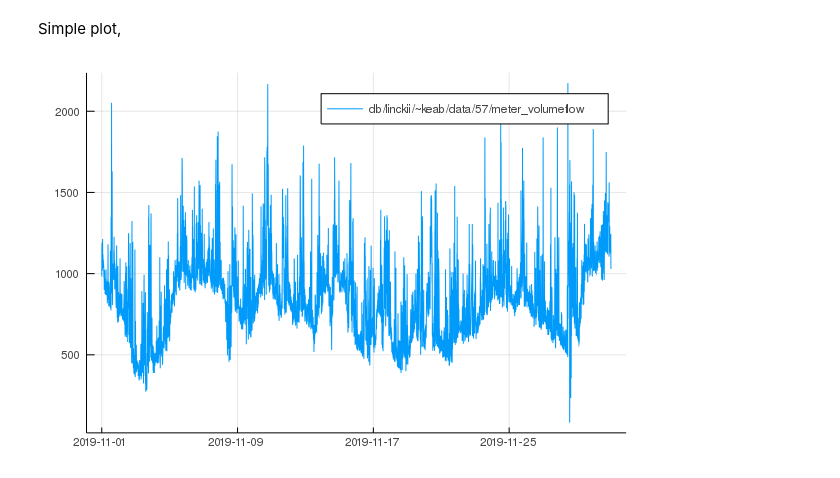
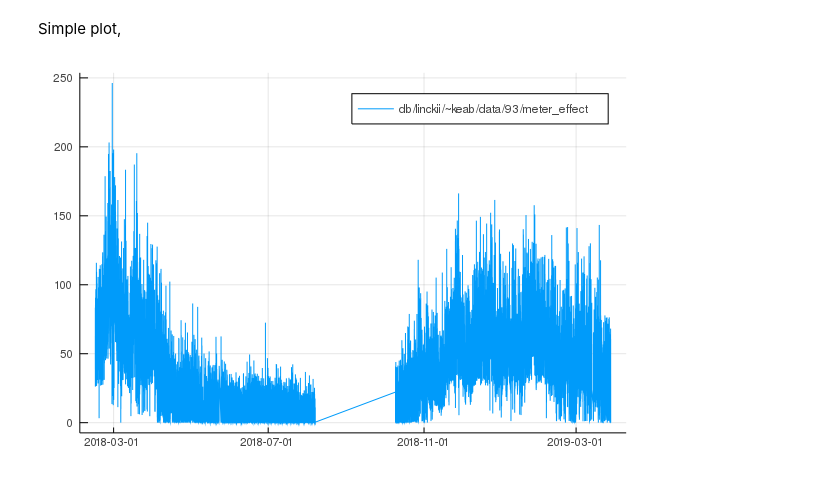
Before and after one commit to noda/Sonic.jl-deprecated-, a Jupyter notebook: doc/Linckii.ipynb, the cells around one changed output. Drawn from its saved outputs; the diff is of its cells as text; code cells hidden in the pictures.

```diff
--- a/doc/Linckii.ipynb
+++ b/doc/Linckii.ipynb
@@ -160,0 +118,19 @@ Columns:
+# %%
+selected_sensor_names = Dict(
+    device_id["Kelp-Basic"] => [
+        :meter_effect,
+        :meter_heatenergy,
+        :meter_primreturntemp,
+        :meter_primsupplytemp,
+        :meter_volume,
+        :meter_volumeflow,
+        :outdoortemp,
+        :outdoortemp_offset,
+    ],
+    device_id["Weather-Forecast"] => [
+        :cloudiness,
+        :outdoortemp,
+        :wind_direction,
+        :wind_speed,
+    ],
+)
@@ -201,6 +194,6 @@ db/linckii/~keab/data/227/meter_volumeflow.db: ErrorException("column datetime n
 # %% [markdown]
 Load data,
 # %%
-r = JuliaDB.rows(signals)[Random.rand(1 : end)]
-(r.node_id, r.sensor_name)
+r = JuliaDB.rows(selected_nodes)[Random.rand(1 : end)]
+r_node_id, r_device_id = 93, 4 # r.node_id, r.device_id
 # %% [output]
@@ -207,0 +201,2 @@ r = JuliaDB.rows(signals)[Random.rand(1 : end)]
+# %%
+r_sensor_name = collect(selected_sensor_names[r_device_id])[Random.rand(1 : end)]
@@ -208,3 +205,3 @@ r = JuliaDB.rows(signals)[Random.rand(1 : end)]
 # %%
-data = Linckii.loaddata(access, r.node_id, r.sensor_name)
+data = Linckii.loaddata(access, r_node_id, r_sensor_name)
 # %% [output]
@@ -228,10 +225,6 @@ datetime             timezone  node_id  variable           value
 # %% [markdown]
 Simple plot,
-# %%
-t = JuliaDB.filter(
-    r -> r.datetime >= Dates.DateTime(2019, 11) && r.datetime <= Dates.DateTime(2019, 12),
-    data,
-)
-@df t plot(:datetime, :value, label = Linckii.datapath(access, r.node_id, r.sensor_name))
-# %% [output]
-[figure, removed]
+# %%
+@df data plot(:datetime, :value, label = Linckii.datapath(access, r_node_id, r_sensor_name))
+# %% [output]
+[figure, added]
```
Also changed, not shown: parts of 23 cells of this notebook, 3 other files.
